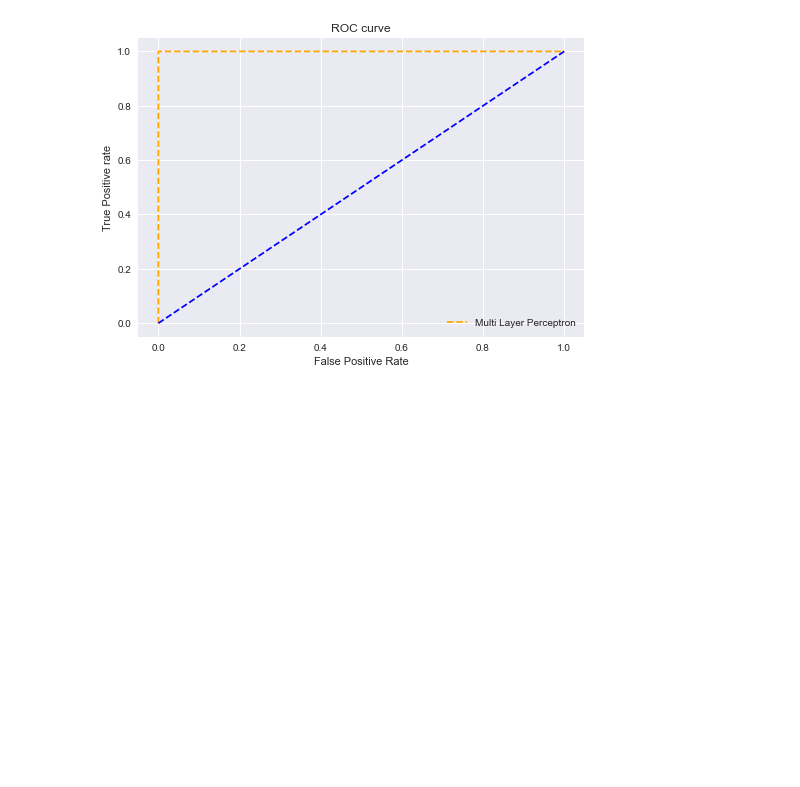
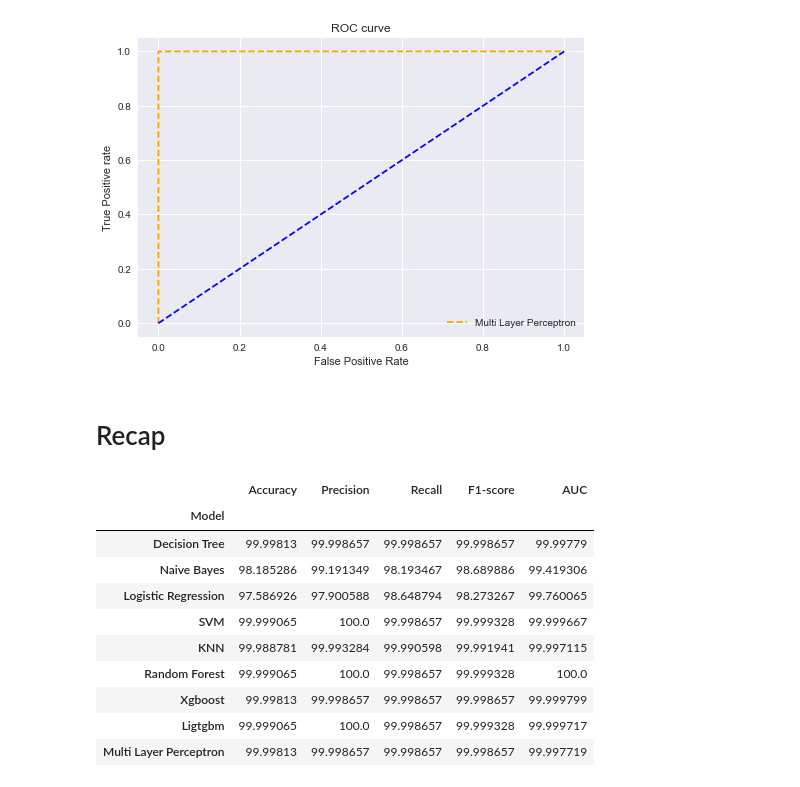
Before and after one commit to nfrejus/prim_ddos, a Jupyter notebook: unbalanced_30_70_model/model_with_embbed_wrapper_fs.ipynb, the cells around one changed output. Cells and saved outputs as stored; diff of their text form; code cells hidden in the pictures; blank space fills up the shorter version.

```diff
--- a/unbalanced_30_70_model/model_with_embbed_wrapper_fs.ipynb
+++ b/unbalanced_30_70_model/model_with_embbed_wrapper_fs.ipynb
@@ -477,3 +485,39 @@ plt.savefig('ROC',dpi=300)
 plt.show();
 # %% [output]
 [figure]
+# %% [markdown]
+# Recap
+# %%
+result_recap = pd.DataFrame(columns=['Model','Accuracy','Precision','Recall','F1-score','AUC'])
+result_recap = result_recap.append([{'Model':'Decision Tree', 'Accuracy':accuracy_score(y_test,y_pred_entropy)*100, 'Precision' : precision_score(y_test,y_pred_entropy)*100 ,
+                     'Recall': recall_score(y_test,y_pred_entropy)*100 , 'F1-score': f1_score(y_test, y_pred_entropy)*100 , 'AUC' :auc_score_dt*100 },
+                     {'Model':'Naive Bayes', 'Accuracy':accuracy_score(y_test,y_pred_nb)*100, 'Precision' : precision_score(y_test,y_pred_nb)*100 ,
+                     'Recall': recall_score(y_test,y_pred_nb)*100 , 'F1-score': f1_score(y_test, y_pred_nb)*100 , 'AUC' :auc_score_nb*100 },
+                     {'Model':'Logistic Regression', 'Accuracy':accuracy_score(y_test,y_pred_lr)*100, 'Precision' : precision_score(y_test,y_pred_lr)*100 ,
+                     'Recall': recall_score(y_test,y_pred_lr)*100 , 'F1-score': f1_score(y_test, y_pred_lr)*100 , 'AUC' :auc_score_logreg*100},
+                    {'Model':'SVM', 'Accuracy':accuracy_score(y_test,y_pred_svc)*100, 'Precision' : precision_score(y_test,y_pred_svc)*100 ,
+                     'Recall': recall_score(y_test,y_pred_svc)*100 , 'F1-score': f1_score(y_test, y_pred_svc)*100 , 'AUC' :auc_score_svm*100},
+                    {'Model':'KNN', 'Accuracy':accuracy_score(y_test,y_pred_knn)*100, 'Precision' : precision_score(y_test,y_pred_knn)*100 ,
+                     'Recall': recall_score(y_test,y_pred_knn)*100 , 'F1-score': f1_score(y_test, y_pred_knn)*100 , 'AUC' :auc_score_knn*100},
+                    {'Model':'Random Forest', 'Accuracy':accuracy_score(y_test,y_pred_rf)*100, 'Precision' : precision_score(y_test,y_pred_rf)*100 ,
+                     'Recall': recall_score(y_test,y_pred_rf)*100 , 'F1-score': f1_score(y_test, y_pred_rf)*100 , 'AUC' :auc_score_rf*100},
+                    {'Model':'Xgboost', 'Accuracy':accuracy_score(y_test,y_pred_xgb)*100, 'Precision' : precision_score(y_test,y_pred_xgb)*100 ,
+                     'Recall': recall_score(y_test,y_pred_xgb)*100 , 'F1-score': f1_score(y_test, y_pred_xgb)*100 , 'AUC' :auc_score_xgb*100},
+                    {'Model':'Ligtgbm', 'Accuracy':accuracy_score(y_test,y_pred_lgb)*100, 'Precision' : precision_score(y_test,y_pred_lgb)*100 ,
+                     'Recall': recall_score(y_test,y_pred_lgb)*100 , 'F1-score': f1_score(y_test, y_pred_lgb)*100 , 'AUC' :auc_score_lgb*100},
+                    {'Model':'Multi Layer Perceptron', 'Accuracy':accuracy_score(y_test,y_pred_mlp)*100, 'Precision' : precision_score(y_test,y_pred_mlp)*100 ,
+                     'Recall': recall_score(y_test,y_pred_mlp)*100 , 'F1-score': f1_score(y_test, y_pred_mlp)*100 , 'AUC' :auc_score_mlp*100}],ignore_index=True)
+result_recap.set_index('Model',inplace = True)
+result_recap
+# %% [output]
+|  | Accuracy | Precision | Recall | F1-score | AUC |
+| Model |  |  |  |  |  |
+| Decision Tree | 99.99813 | 99.998657 | 99.998657 | 99.998657 | 99.99779 |
+| Naive Bayes | 98.185286 | 99.191349 | 98.193467 | 98.689886 | 99.419306 |
+| Logistic Regression | 97.586926 | 97.900588 | 98.648794 | 98.273267 | 99.760065 |
+| SVM | 99.999065 | 100.0 | 99.998657 | 99.999328 | 99.999667 |
+| KNN | 99.988781 | 99.993284 | 99.990598 | 99.991941 | 99.997115 |
+| Random Forest | 99.999065 | 100.0 | 99.998657 | 99.999328 | 100.0 |
+| Xgboost | 99.99813 | 99.998657 | 99.998657 | 99.998657 | 99.999799 |
+| Ligtgbm | 99.999065 | 100.0 | 99.998657 | 99.999328 | 99.999717 |
+| Multi Layer Perceptron | 99.99813 | 99.998657 | 99.998657 | 99.998657 | 99.997719 |
```
Also changed, not shown: parts of 10 cells of this notebook, 2 other files.
